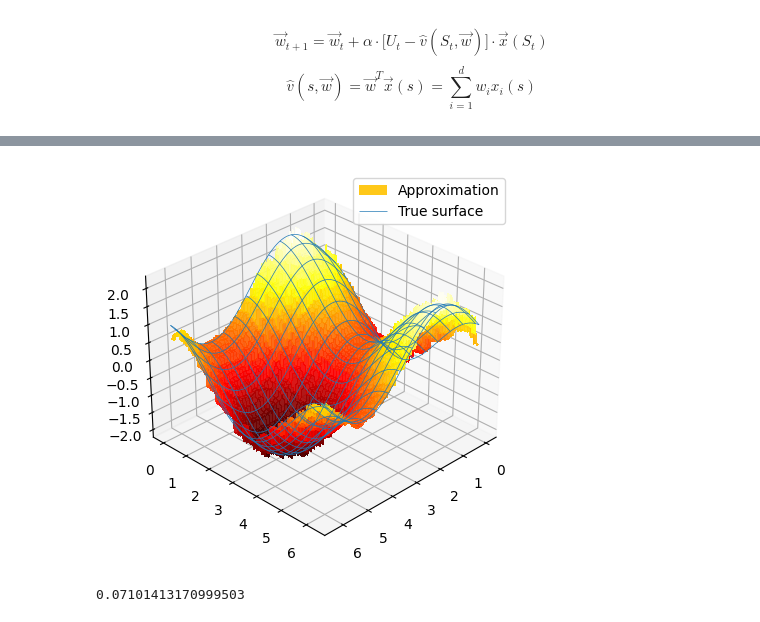
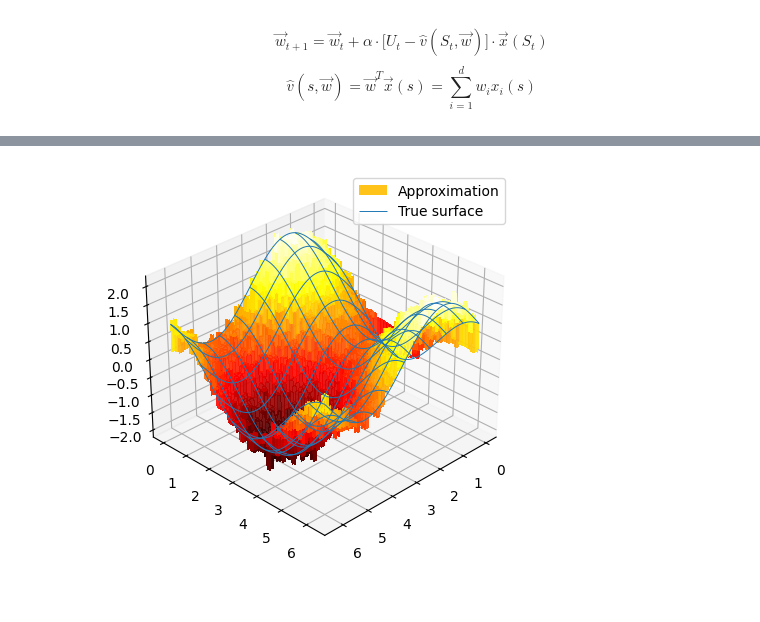
Before and after one commit to ajegorovs/aj_python_tool_lib, a Jupyter notebook: data_processing/neural_networks/RL_Reinforced_Learning/Sutton_P2_Ch09_Approximations.ipynb, the cells around one changed output, grey strips where cells are left out. Cells and saved outputs as stored; diff of their text form; code cells hidden in the pictures.

```diff
--- a/data_processing/neural_networks/RL_Reinforced_Learning/Sutton_P2_Ch09_Approximations.ipynb
+++ b/data_processing/neural_networks/RL_Reinforced_Learning/Sutton_P2_Ch09_Approximations.ipynb
@@ -224,4 +202,13 @@ $$\boxed{\vec{w}_{t+1} = \vec{w}_{t} + \alpha \cdot \bigg[U_t - \hat v(S_t,\vec{
 # %%
+tiles_num = 5;
+nt = 40
+dt  = 'float'
+dt2 = 'float'
+dom1 = [0, 2.0 * np.pi, [nt]*tiles_num, 0.1]
+dom2 = [0, 2.0 * np.pi, [nt]*tiles_num, 0.1]
+dtypes = [dt,dt2]; params = [dom1,dom2]
+mt = multi_tile(tiles_num,dtypes,params)
+
 def target_fn(x, y):
   return np.sin(x) + np.cos(y)
 
@@ -229,27 +216,23 @@ def target_fn_noisy(x, y):
   return target_fn(x, y) + 0.1 * np.random.randn()
 
 perf = []
-w = np.zeros(t.M_embed[0,0].size)
+w = np.zeros(mt.max_tiling_ID)
 # step size for SGD
-alpha = 0.2/3
+alpha = 0.25
 
 # learn from 10,000 samples
-for i in range(6000):
+for i in range(20000):
    # get noisy sample from target function at random location
   x, y = 2.0 * np.pi * np.random.rand(2)
   target = target_fn_noisy(x, y)
   # get prediction from active tiles at that location
   #active_tiles = get_embed(x,y)
-  active_tiles = t.get_embed(x,y, oneHot=True)
-  pred = np.dot(w, active_tiles)
+  active_tiles = mt.get_idx((x,y))
+  pred = np.sum(w[active_tiles])
   # update weights with SGD
-  w += alpha * (target - pred)*active_tiles
+  w[active_tiles] += alpha * (target - pred)
   perf.append(np.abs(target - pred))
 
 
 plt.plot(perf)
-
-
-x, y = 2.0 * np.pi * np.random.rand(2)
-target_fn(x, y), np.dot(w, t.get_embed(x,y))
 # %% [output]
@@ -258,25 +241,21 @@ target_fn(x, y), np.dot(w, t.get_embed(x,y))
 # %%
-res = 400
-
+res = 300
 x = np.arange(0.0, 2.0 * np.pi, 2.0 * np.pi / res)
 y = np.arange(0.0, 2.0 * np.pi, 2.0 * np.pi / res)
-
 z = np.zeros([len(x), len(y)])
 for i in range(len(x)):
   for j in range(len(y)):
-    z[j,i] = np.dot(w, t.get_embed(x[i], y[j]))
+    active_tiles = mt.get_idx((x[i],y[j]))
+    z[j,i] = np.sum(w[active_tiles])
 
 fig = plt.figure(figsize=(10,5))
-ax = fig.add_subplot(1, 1, 1, projection='3d')
+ax = fig.add_subplot(1, 1, 1, projection='3d',computed_zorder=False)
 X, Y = np.meshgrid(x, y)
 surf = ax.plot_surface(X, Y, z, cmap=plt.get_cmap('hot'), linewidth=1.5, antialiased=False, alpha = 0.9, label='Approximation')
 Z = target_fn(X,Y)
-ax.plot_wireframe(X, Y, Z, rstride=30, cstride=30, linewidth = 0.5, label='True surface')
+ax.plot_wireframe(X, Y, Z, rstride=30, cstride=30, linewidth = 0.7, label='True surface')#, zorder = 100)
 ax.view_init(elev=30., azim=45)
 plt.legend()
 plt.show()
-
-np.abs(Z-z).flatten().mean()
 # %% [output]
-[figure, old version]
+[figure, new version]
-0.07101413170999503
```
Also changed, not shown: parts of 23 cells of this notebook, 3 other files.
